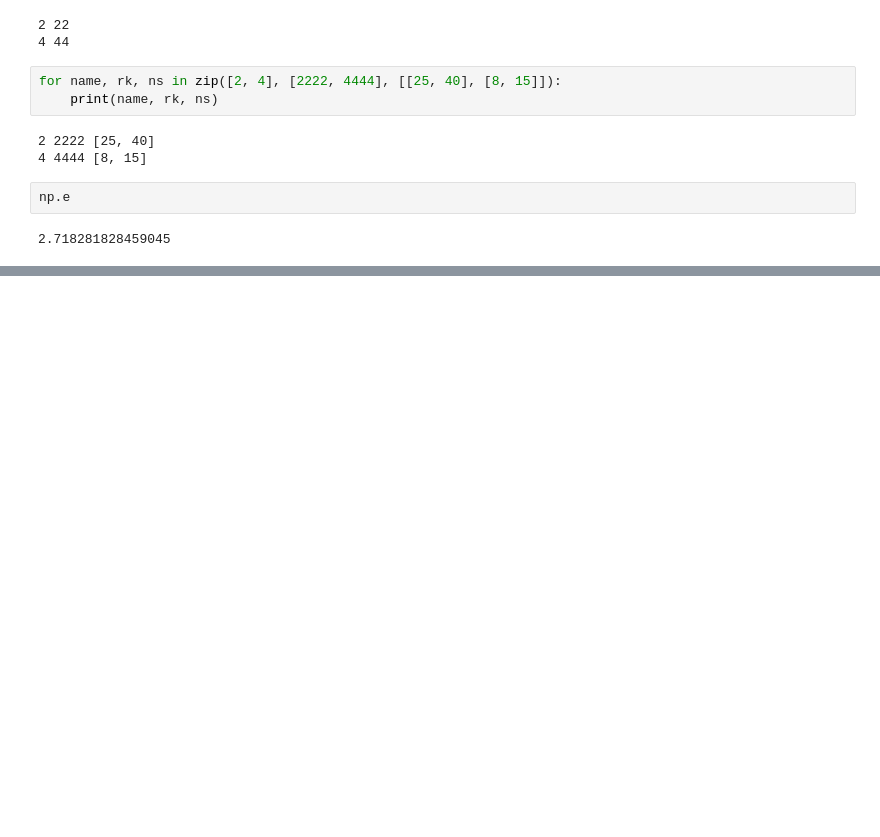
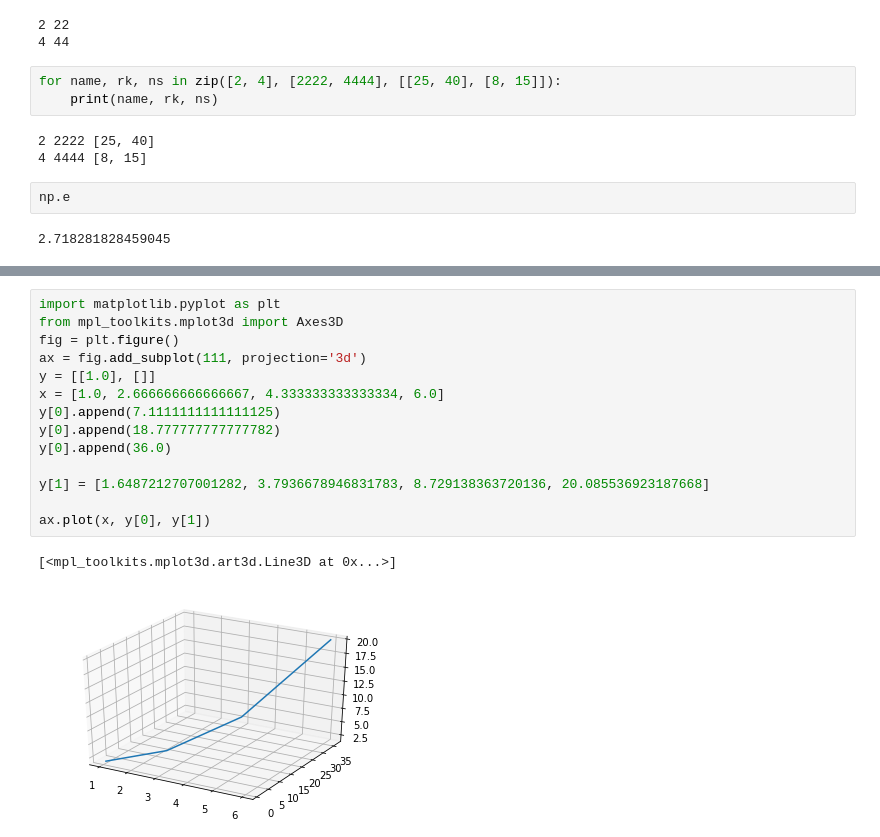
Before and after one commit to jqp4/Computational-methods, a Jupyter notebook: Code2/Untitled.ipynb, the cells around one changed output, grey strips where cells are left out. Drawn from its saved outputs; the diff is of its cells as text; blank space fills up the shorter version.

```diff
--- a/Code2/Untitled.ipynb
+++ b/Code2/Untitled.ipynb
@@ -165,0 +188,17 @@ np.e
+# %%
+import matplotlib.pyplot as plt
+from mpl_toolkits.mplot3d import Axes3D
+fig = plt.figure()
+ax = fig.add_subplot(111, projection='3d')
+y = [[1.0], []]
+x = [1.0, 2.666666666666667, 4.333333333333334, 6.0]
+y[0].append(7.1111111111111125)
+y[0].append(18.777777777777782)
+y[0].append(36.0)
+
+y[1] = [1.6487212707001282, 3.7936678946831783, 8.729138363720136, 20.085536923187668]
+
+ax.plot(x, y[0], y[1])
+# %% [output]
+[<mpl_toolkits.mplot3d.art3d.Line3D at 0x...>]
+[figure, added]
```
Also changed, not shown: parts of 3 cells of this notebook, 4 other files.
